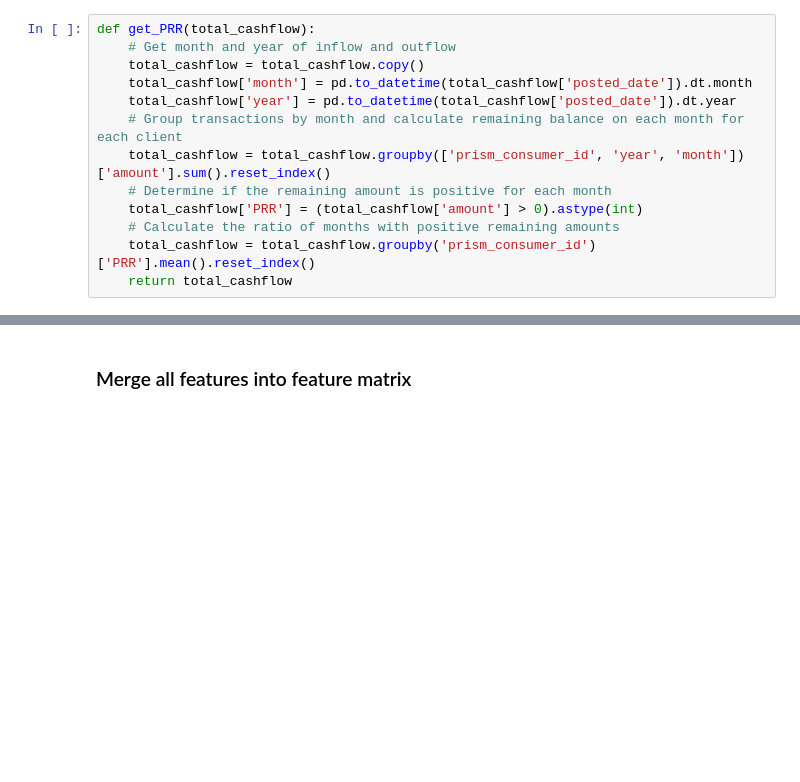
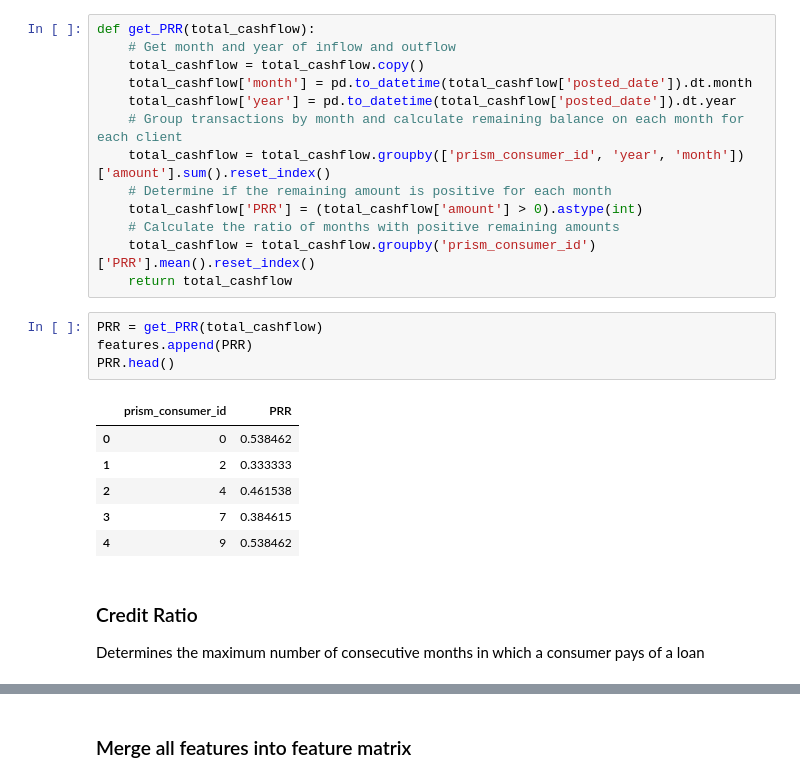
Before and after one commit to JiaDarren/DSC_180A, a Jupyter notebook: notebooks/risk_predictor.ipynb, the cells around one changed output, grey strips where cells are left out. Saved outputs shown, nothing was run; the diff lists cells and outputs as text; blank space fills up the shorter version.

```diff
--- a/notebooks/risk_predictor.ipynb
+++ b/notebooks/risk_predictor.ipynb
@@ -151,3 +159,17 @@ def get_PRR(total_cashflow):
     # Calculate the ratio of months with positive remaining amounts
     total_cashflow = total_cashflow.groupby('prism_consumer_id')['PRR'].mean().reset_index()
     return total_cashflow
+# %%
+PRR = get_PRR(total_cashflow)
+features.append(PRR)
+PRR.head()
+# %% [output]
+|  | prism_consumer_id | PRR |
+| 0 | 0 | 0.538462 |
+| 1 | 2 | 0.333333 |
+| 2 | 4 | 0.461538 |
+| 3 | 7 | 0.384615 |
+| 4 | 9 | 0.538462 |
+# %% [markdown]
+### Credit Ratio
+Determines the maximum number of consecutive months in which a consumer pays of a loan
```
Also changed, not shown: parts of 23 cells of this notebook.
